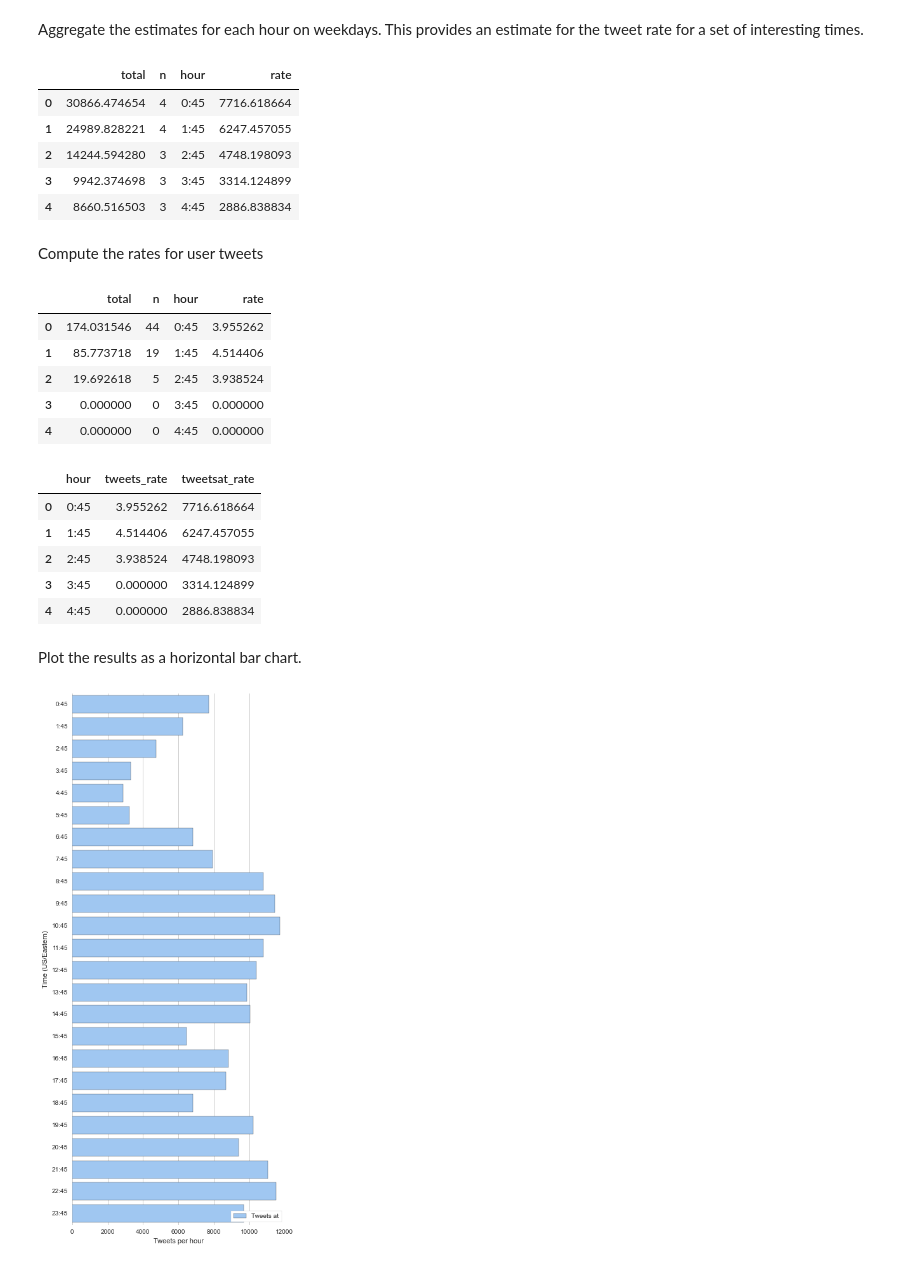
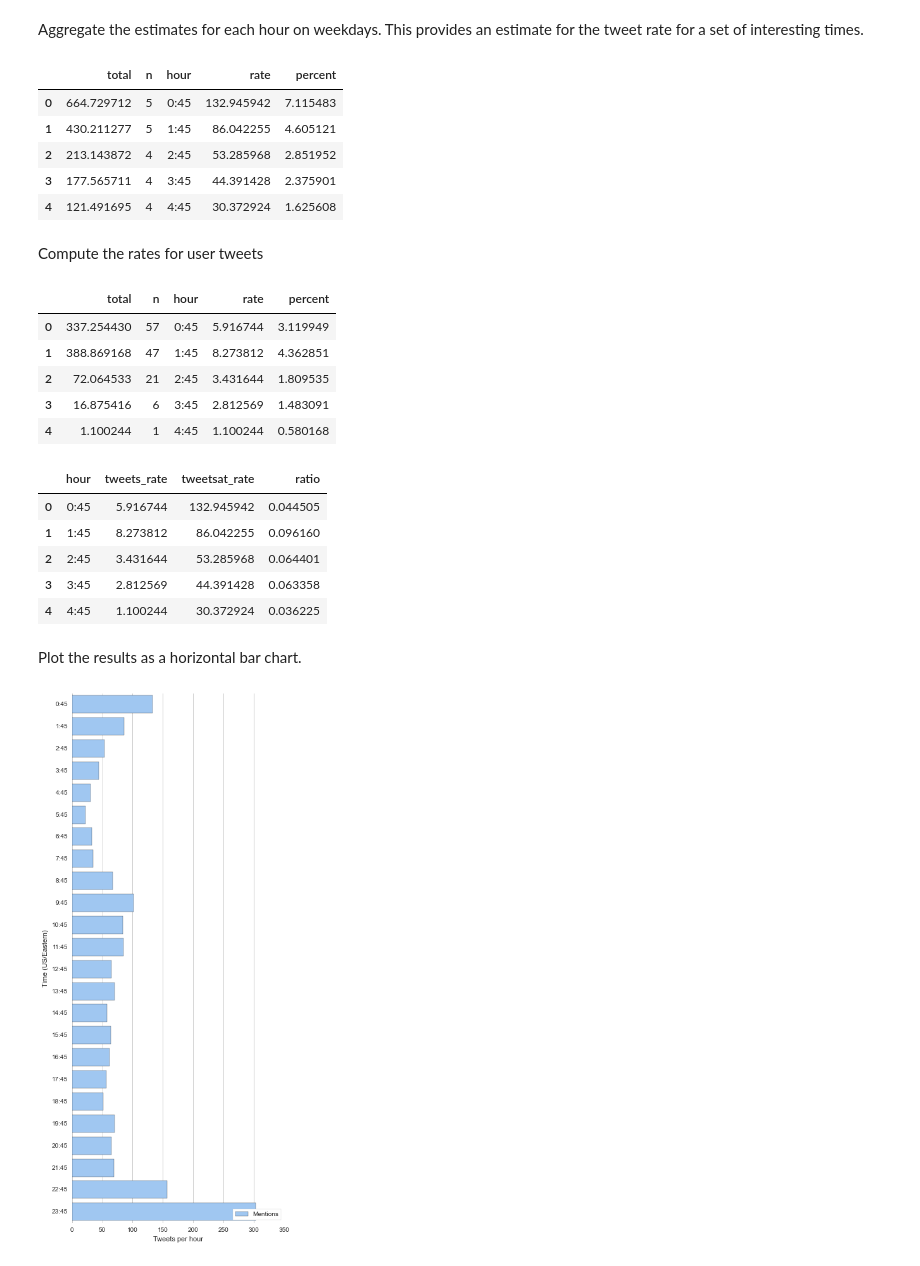
Before and after one commit to alanjschoen/kojak, a Jupyter notebook: Time Histogram.ipynb, the cells around one changed output. Drawn from its saved outputs; the diff is of its cells as text; code cells hidden in the pictures.

Commit message:
Calcuate tweet/mention ratio

```diff
--- a/Time Histogram.ipynb
+++ b/Time Histogram.ipynb
@@ -52,7 +52,7 @@ def get_time_bins(collection):
 # %% [markdown]
 Calculate tweet-time histogram for a single user
 # %%
-user = '@realDonaldTrump' # note: database names are case sensitive
+user = '@donlemon' # note: database names are case sensitive
 reponame = user[1:] + '_tweetsat' # naming convention for tweets mentioning user
 collection = db[reponame]
 #collection.find({'id': {'$gt': begin_id}}).sort('id', 1).limit(100).next()['created_at'] # test
@@ -101,14 +101,15 @@ def get_hour_rates_weekdays(bins_df):
 
     return hour_rates_df
 tweetsat_hour_rates = get_hour_rates_weekdays(bins_df)
+tweetsat_hour_rates['percent'] = tweetsat_hour_rates['rate']/tweetsat_hour_rates['rate'].sum()*100
 tweetsat_hour_rates.head()
 # %% [output]
-|  | total | n | hour | rate |
-| 0 | 30866.474654 | 4 | 0:45 | 7716.618664 |
-| 1 | 24989.828221 | 4 | 1:45 | 6247.457055 |
-| 2 | 14244.594280 | 3 | 2:45 | 4748.198093 |
-| 3 | 9942.374698 | 3 | 3:45 | 3314.124899 |
-| 4 | 8660.516503 | 3 | 4:45 | 2886.838834 |
+|  | total | n | hour | rate | percent |
+| 0 | 664.729712 | 5 | 0:45 | 132.945942 | 7.115483 |
+| 1 | 430.211277 | 5 | 1:45 | 86.042255 | 4.605121 |
+| 2 | 213.143872 | 4 | 2:45 | 53.285968 | 2.851952 |
+| 3 | 177.565711 | 4 | 3:45 | 44.391428 | 2.375901 |
+| 4 | 121.491695 | 4 | 4:45 | 30.372924 | 1.625608 |
 # %% [markdown]
 Compute the rates for user tweets
 # %%
@@ -117,47 +118,49 @@ collection = db[reponame]
 #collection.find({'id': {'$gt': begin_id}}).sort('id', 1).limit(100).next()['created_at'] # test
 tweets_bins_df = get_time_bins(collection)
 tweets_hour_rates = get_hour_rates_weekdays(tweets_bins_df)
+tweets_hour_rates['percent'] = tweets_hour_rates['rate']/tweets_hour_rates['rate'].sum()*100
 tweets_hour_rates.head()
 # %% [output]
-|  | total | n | hour | rate |
-| 0 | 174.031546 | 44 | 0:45 | 3.955262 |
-| 1 | 85.773718 | 19 | 1:45 | 4.514406 |
-| 2 | 19.692618 | 5 | 2:45 | 3.938524 |
-| 3 | 0.000000 | 0 | 3:45 | 0.000000 |
-| 4 | 0.000000 | 0 | 4:45 | 0.000000 |
+|  | total | n | hour | rate | percent |
+| 0 | 337.254430 | 57 | 0:45 | 5.916744 | 3.119949 |
+| 1 | 388.869168 | 47 | 1:45 | 8.273812 | 4.362851 |
+| 2 | 72.064533 | 21 | 2:45 | 3.431644 | 1.809535 |
+| 3 | 16.875416 | 6 | 3:45 | 2.812569 | 1.483091 |
+| 4 | 1.100244 | 1 | 4:45 | 1.100244 | 0.580168 |
 # %%
 all_hour_rates = tweetsat_hour_rates[['hour']].copy()
 all_hour_rates['tweets_rate'] = tweets_hour_rates['rate']
 all_hour_rates['tweetsat_rate'] = tweetsat_hour_rates['rate']
+all_hour_rates['ratio'] = tweets_hour_rates['rate']/tweetsat_hour_rates['rate']
 all_hour_rates.head()
 # %% [output]
-|  | hour | tweets_rate | tweetsat_rate |
-| 0 | 0:45 | 3.955262 | 7716.618664 |
-| 1 | 1:45 | 4.514406 | 6247.457055 |
-| 2 | 2:45 | 3.938524 | 4748.198093 |
-| 3 | 3:45 | 0.000000 | 3314.124899 |
-| 4 | 4:45 | 0.000000 | 2886.838834 |
+|  | hour | tweets_rate | tweetsat_rate | ratio |
+| 0 | 0:45 | 5.916744 | 132.945942 | 0.044505 |
+| 1 | 1:45 | 8.273812 | 86.042255 | 0.096160 |
+| 2 | 2:45 | 3.431644 | 53.285968 | 0.064401 |
+| 3 | 3:45 | 2.812569 | 44.391428 | 0.063358 |
+| 4 | 4:45 | 1.100244 | 30.372924 | 0.036225 |
 # %% [markdown]
 Plot the results as a horizontal bar chart.
 # %%
 import seaborn as sns
 sns.set(style="whitegrid")
 
 # Initialize the matplotlib figure
 f, ax = plt.subplots(figsize=(6, 15))
 
 # Plot the total crashes
 sns.set_color_codes("pastel")
 sns.barplot(x="rate", y="hour", data=tweetsat_hour_rates,
-            label="Tweets at", color="b")
+            label="Mentions", color="b")
 
 
 # Add a legend and informative axis label
-ax.legend(ncol=1, loc="lower right", frameon=True)
+ax.legend(ncol=2, loc="lower right", frameon=True)
 ax.set(ylabel="Time (US/Eastern)", xlabel="Tweets per hour")
 sns.despine(left=True, bottom=True)
 # %% [output]
-[figure, old version]
+[figure, new version]
 # %%
 import seaborn as sns
 sns.set(style="whitegrid")
```
Also changed, not shown: parts of 5 cells of this notebook.
